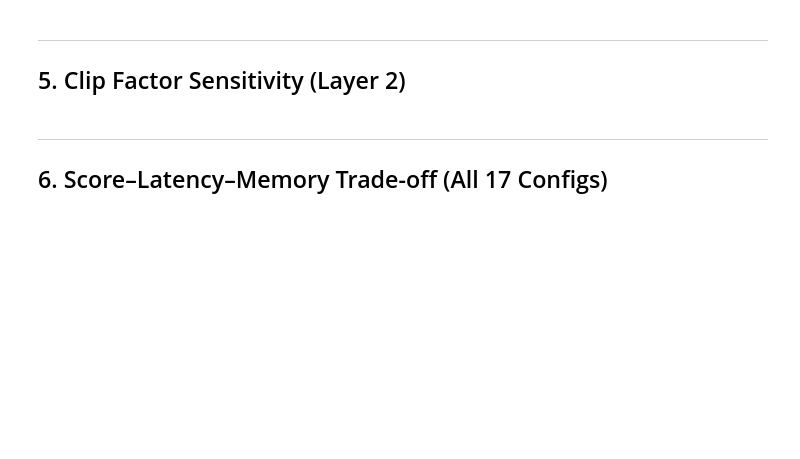
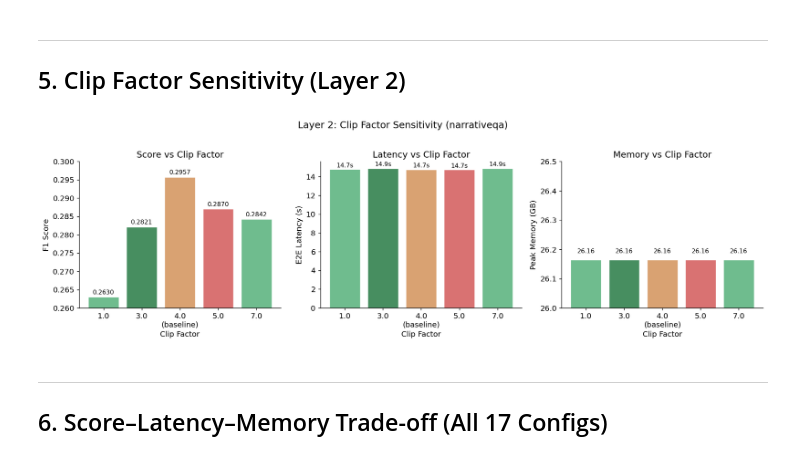
Before and after one commit to EvelynHung-79/LiveKVQuantP, a Jupyter notebook: analysis/ablation_studies.ipynb, the cells around one changed output. Cells and saved outputs as stored; diff of their text form; code cells hidden in the pictures; blank space fills up the shorter version.

```diff
--- a/analysis/ablation_studies.ipynb
+++ b/analysis/ablation_studies.ipynb
@@ -261,38 +277,40 @@ plt.show()
 ## 5. Clip Factor Sensitivity (Layer 2)
 # %%
 # ── Layer 2: Clip factor ──
-cl_configs = [('3.0', clip_30), ('4.0\n(baseline)', clip_40), ('5.0', clip_50), ('7.0', clip_70)]
+cl_configs = [('1.0', clip_10), ('3.0', clip_30), ('4.0\n(baseline)', clip_40), ('5.0', clip_50), ('7.0', clip_70)]
 cl_labels  = [c[0] for c in cl_configs]
 cl_scores  = [c[1]['score'] for c in cl_configs]
 cl_e2e     = [c[1]['e2e'] / 1000 for c in cl_configs]
 cl_mem     = [c[1]['mem'] / 1024 for c in cl_configs]
 
 fig, axes = plt.subplots(1, 3, figsize=(15, 4.5))
 cl_colors = ['#5bb37f', '#2d7e4a', '#d4955f', '#d45f5f']
 
 ax = axes[0]
 bars = ax.bar(cl_labels, cl_scores, color=cl_colors, alpha=0.88, edgecolor='white', linewidth=0.8)
-ax.set_ylabel('F1 Score'); ax.set_title('Score vs Clip Factor'); ax.set_ylim(0.27, 0.30)
+ax.set_ylabel('F1 Score'); ax.set_xlabel('Clip Factor'); ax.set_title('Score vs Clip Factor'); ax.set_ylim(0.26, 0.30)
 for b, v in zip(bars, cl_scores):
     ax.text(b.get_x()+b.get_width()/2, v+0.0005, f'{v:.4f}', ha='center', va='bottom', fontsize=9)
 
 ax = axes[1]
 bars = ax.bar(cl_labels, cl_e2e, color=cl_colors, alpha=0.88, edgecolor='white', linewidth=0.8)
-ax.set_ylabel('E2E Latency (s)'); ax.set_title('Latency vs Clip Factor')
+ax.set_ylabel('E2E Latency (s)'); ax.set_xlabel('Clip Factor'); ax.set_title('Latency vs Clip Factor')
 for b, v in zip(bars, cl_e2e):
     ax.text(b.get_x()+b.get_width()/2, v+0.1, f'{v:.1f}s', ha='center', va='bottom', fontsize=9)
 
 ax = axes[2]
 bars = ax.bar(cl_labels, cl_mem, color=cl_colors, alpha=0.88, edgecolor='white', linewidth=0.8)
-ax.set_ylabel('Peak Memory (GB)'); ax.set_title('Memory vs Clip Factor')
+ax.set_ylabel('Peak Memory (GB)'); ax.set_xlabel('Clip Factor'); ax.set_title('Memory vs Clip Factor')
 ax.set_ylim(26.0, 26.5)
 for b, v in zip(bars, cl_mem):
     ax.text(b.get_x()+b.get_width()/2, v+0.02, f'{v:.2f}', ha='center', va='bottom', fontsize=9)
 
 fig.suptitle('Layer 2: Clip Factor Sensitivity (narrativeqa)', fontsize=14, y=1.02)
 fig.tight_layout()
 fig.savefig(f'{FIG_DIR}/ablation_clip_factor.png', bbox_inches='tight', dpi=150)
 plt.show()
+# %% [output]
+[figure, added]
 # %% [markdown]
 ---
 ## 6. Score–Latency–Memory Trade-off (All 17 Configs)
```
Also changed, not shown: parts of 8 cells of this notebook, 38 other files.
